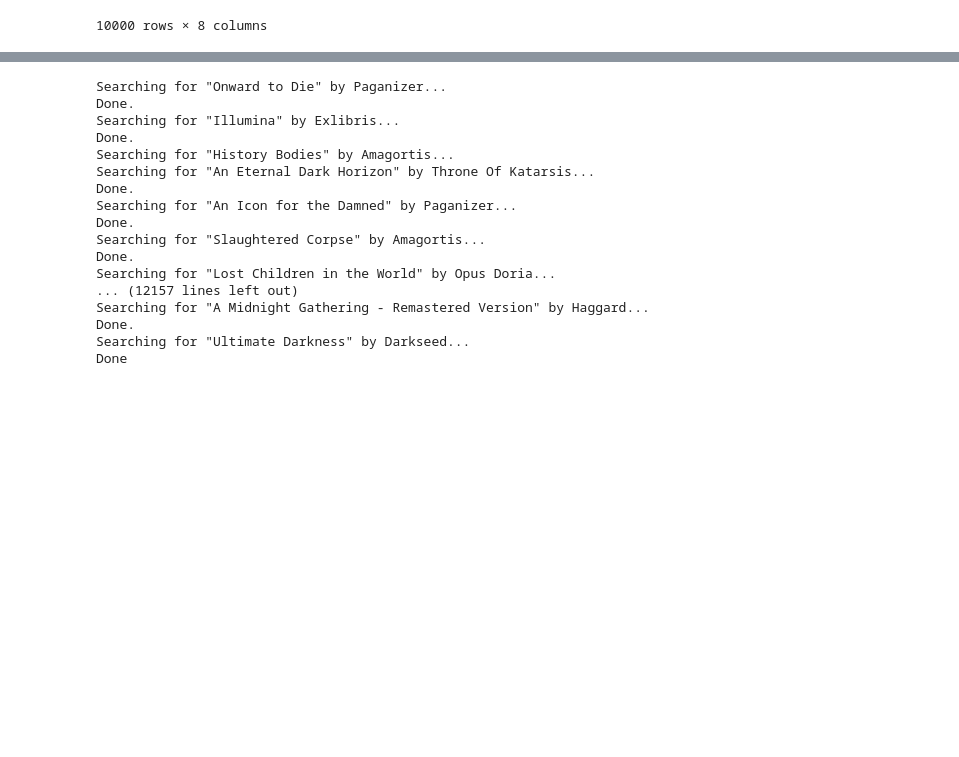
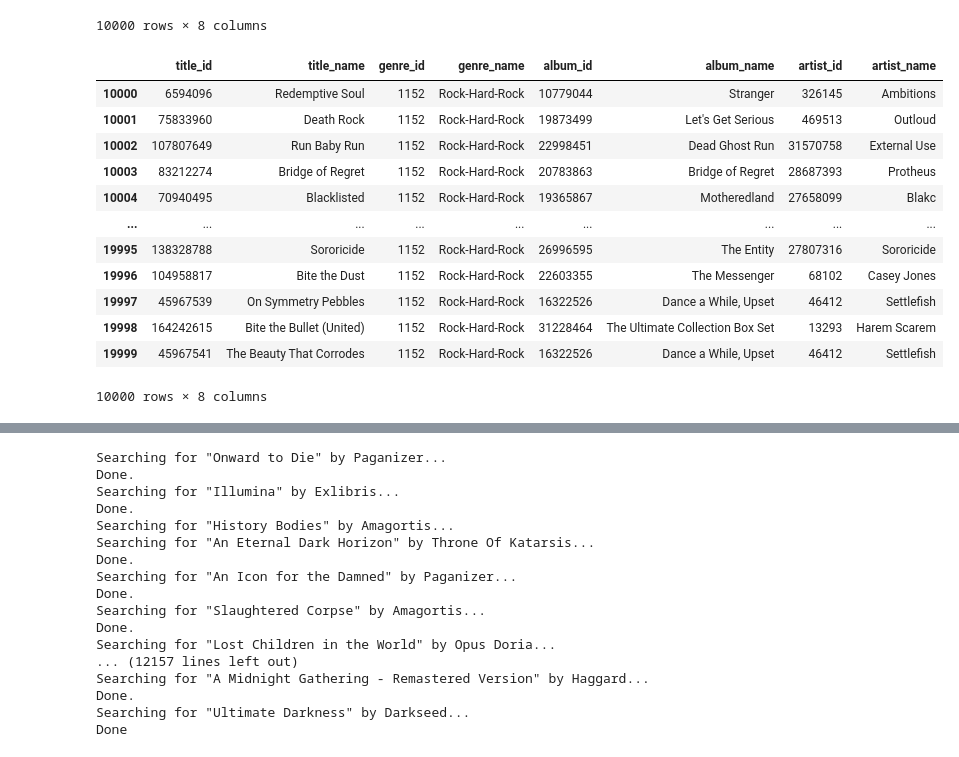
Before and after one commit to JoshuaGottlieb/NLP-Genre-Classification, a Jupyter notebook: notebooks/Data-Collection-01.ipynb, the cells around one changed output, grey strips where cells are left out. Cells and saved outputs as stored; diff of their text form; code cells hidden in the pictures; blank space fills up the shorter version.

```diff
--- a/notebooks/Data-Collection-01.ipynb
+++ b/notebooks/Data-Collection-01.ipynb
@@ -375,3 +369,21 @@ rock_death_black
 | 9998 | 156708372 | Immensity | 1149 | Rock-Death-Metal-Black-Metal | 29869359 | Silent Witness | 36506410 | Aeolian |
 | 9999 | 156708379 | Return of the Wolf King | 1149 | Rock-Death-Metal-Black-Metal | 29869359 | Silent Witness | 36506410 | Aeolian |
 10000 rows × 8 columns
+# %%
+rock_hard_rock = df2.loc[df2.genre_name == 'Rock-Hard-Rock']
+# %%
+rock_hard_rock
+# %% [output]
+|  | title_id | title_name | genre_id | genre_name | album_id | album_name | artist_id | artist_name |
+| 10000 | 6594096 | Redemptive Soul | 1152 | Rock-Hard-Rock | 10779044 | Stranger | 326145 | Ambitions |
+| 10001 | 75833960 | Death Rock | 1152 | Rock-Hard-Rock | 19873499 | Let's Get Serious | 469513 | Outloud |
+| 10002 | 107807649 | Run Baby Run | 1152 | Rock-Hard-Rock | 22998451 | Dead Ghost Run | 31570758 | External Use |
+| 10003 | 83212274 | Bridge of Regret | 1152 | Rock-Hard-Rock | 20783863 | Bridge of Regret | 28687393 | Protheus |
+| 10004 | 70940495 | Blacklisted | 1152 | Rock-Hard-Rock | 19365867 | Motheredland | 27658099 | Blakc |
+| ... | ... | ... | ... | ... | ... | ... | ... | ... |
+| 19995 | 138328788 | Sororicide | 1152 | Rock-Hard-Rock | 26996595 | The Entity | 27807316 | Sororicide |
+| 19996 | 104958817 | Bite the Dust | 1152 | Rock-Hard-Rock | 22603355 | The Messenger | 68102 | Casey Jones |
+| 19997 | 45967539 | On Symmetry Pebbles | 1152 | Rock-Hard-Rock | 16322526 | Dance a While, Upset | 46412 | Settlefish |
+| 19998 | 164242615 | Bite the Bullet (United) | 1152 | Rock-Hard-Rock | 31228464 | The Ultimate Collection Box Set | 13293 | Harem Scarem |
+| 19999 | 45967541 | The Beauty That Corrodes | 1152 | Rock-Hard-Rock | 16322526 | Dance a While, Upset | 46412 | Settlefish |
+10000 rows × 8 columns
```
Also changed, not shown: parts of 6 cells of this notebook.
